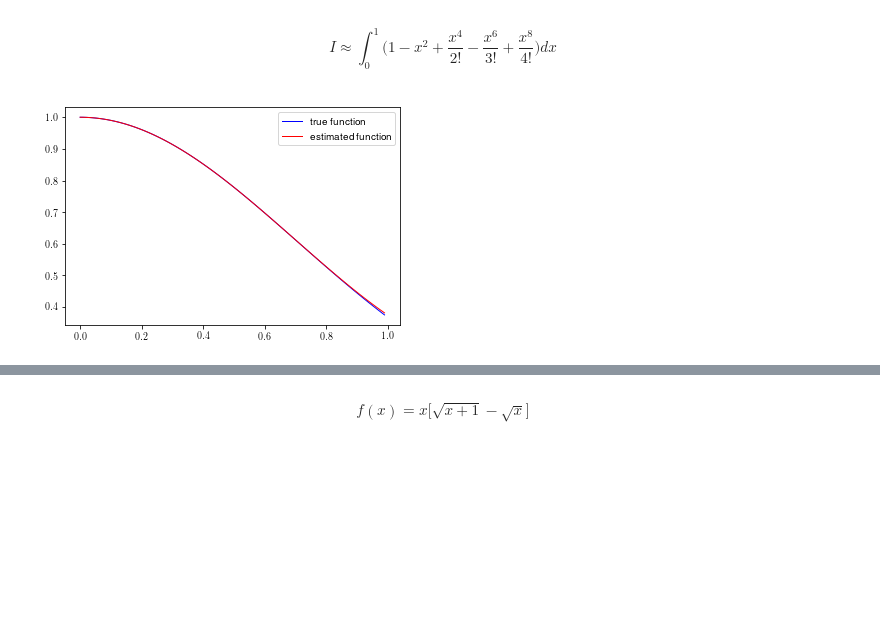
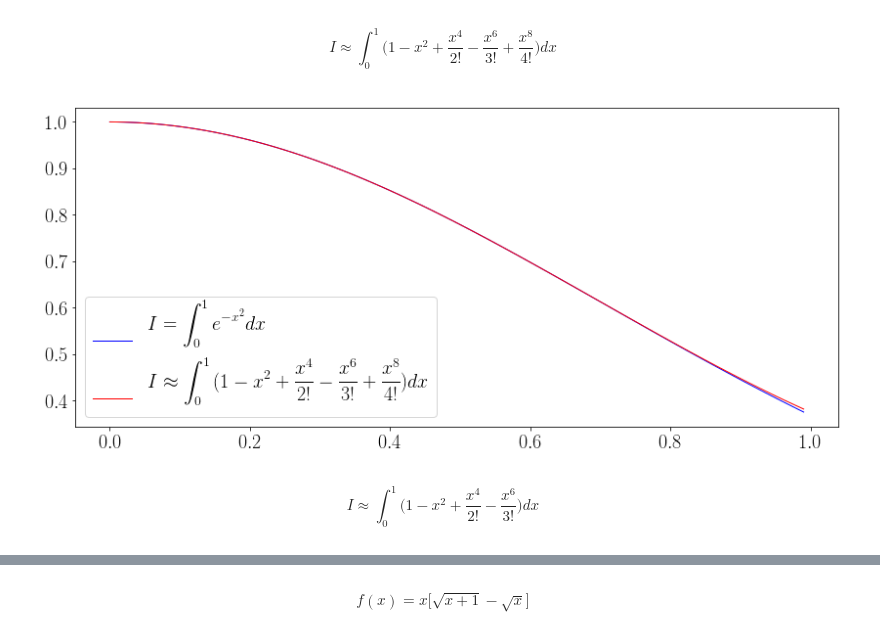
Before and after one commit to baojianzhou/csi-401, a Jupyter notebook: chapter02/example-02.ipynb, the cells around one changed output, grey strips where cells are left out. Saved outputs shown, nothing was run; the diff lists cells and outputs as text; code cells hidden in the pictures; blank space fills up the shorter version.

```diff
--- a/chapter02/example-02.ipynb
+++ b/chapter02/example-02.ipynb
@@ -8,10 +8,11 @@ font = {'family' : 'normal',
         'size'   : 20}
 matplotlib.rc('font', **font)
 from pylab import rcParams
-rcParams['figure.figsize'] = 10, 6
+rcParams['figure.figsize'] = 14, 6
 from matplotlib import rc
 rc('font',**{'family':'sans-serif','sans-serif':['Helvetica']})
 rc('text', usetex=True)
+from IPython.display import Latex
 # %%
 # In this section, we introduce two errors, namely, absolute error and relative error.
 # absolute error is defined as: absolute error = true value - approximate value = x_T - x_A
@@ -161,13 +162,15 @@ I \approx \int_0^1 \Big( 1 - x^2 + \frac{x^4}{2!} - \frac{x^6}{3!} + \frac{x^8}{
 # %%
 x = np.arange(0.0,1.0,0.01)
 def original_f(x):
     return np.exp(-x**2.)
 def approximated_f(x):
     # return 1.0 - x ** 2. + (x ** 4.)/2. - (x ** 6.)/6. + (x ** 8.)/24.
     return 1.0 - x ** 2. + (x ** 4.)/2. - (x ** 6.)/6. + (x ** 8.)/24.
-plt.plot(x,original_f(x),linewidth=1.,color='blue',label='true function')
-plt.plot(x,approximated_f(x),linewidth=1.,color='red',label='estimated function')
+plt.plot(x,original_f(x),linewidth=1.,color='blue',label=
+         r"$\displaystyle I = \int_0^1 e^{-x^2} d x $")
+plt.plot(x,approximated_f(x),linewidth=1.,color='red',label=
+         r"$\displaystyle I \approx \int_0^1 \Big( 1 - x^2 + \frac{x^4}{2!} - \frac{x^6}{3!} + \frac{x^8}{4!}  \Big) dx$")
 plt.legend()
 plt.show()
 # %% [output]
-[figure, old version]
+[figure, new version]
@@ -175,0 +177,8 @@ plt.show()
+# %%
+Latex(r"""\begin{equation}
+I \approx \int_0^1 \Big( 1 - x^2 + \frac{x^4}{2!} - \frac{x^6}{3!} \Big) dx
+\end{equation}""")
+# %% [output]
+\begin{equation}
+I \approx \int_0^1 \Big( 1 - x^2 + \frac{x^4}{2!} - \frac{x^6}{3!} \Big) dx
+\end{equation}
```
Also changed, not shown: parts of 19 cells of this notebook.
